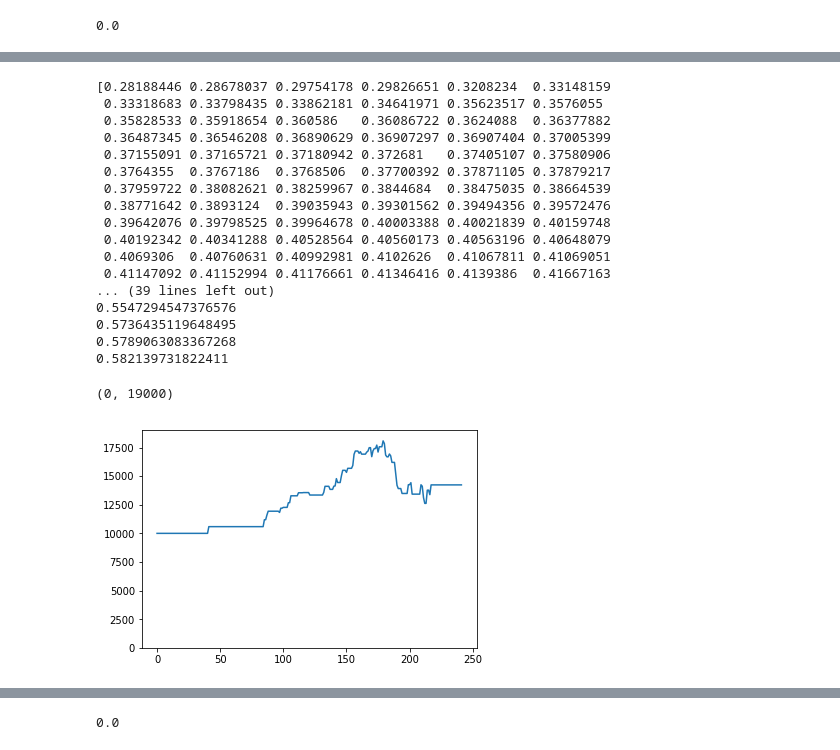
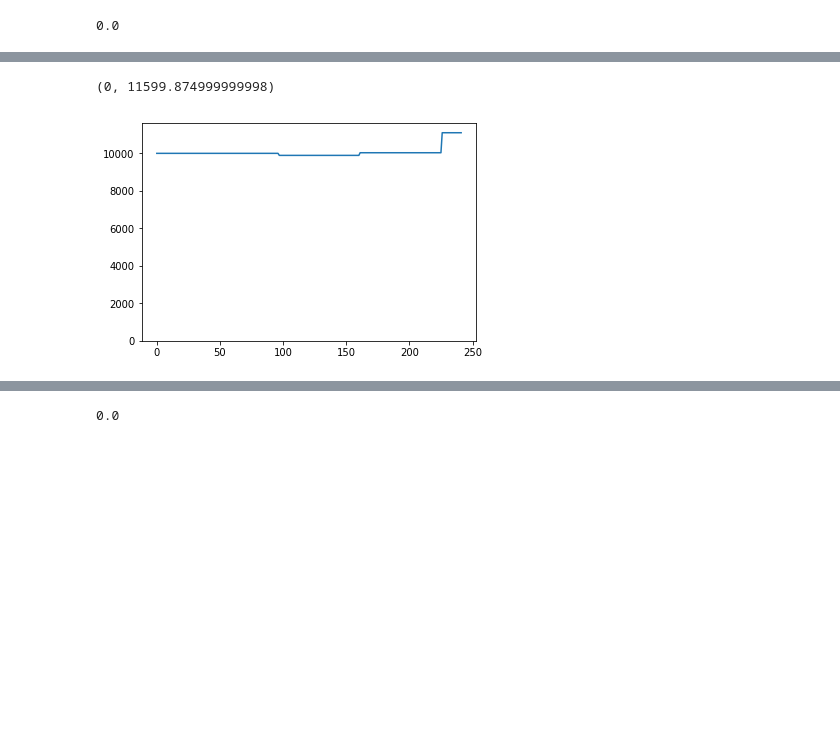
Before and after one commit to IzidoroBaltazar/MachineLearningEngineer, a Jupyter notebook: capstone_project/trading_project.ipynb, the cells around one changed output, grey strips where cells are left out. Saved outputs shown, nothing was run; the diff lists cells and outputs as text; code cells hidden in the pictures; blank space fills up the shorter version.

```diff
--- a/capstone_project/trading_project.ipynb
+++ b/capstone_project/trading_project.ipynb
@@ -603,6 +600,6 @@ gold_data.head(10)
 10 rows × 3046 columns
 # %%
-# %%capture cpt_gold_train
+%%capture cpt_gold_train
 from sklearn.ensemble import RandomForestClassifier
 from sklearn.ensemble import AdaBoostClassifier, AdaBoostRegressor
 from sklearn.neural_network import MLPClassifier, MLPRegressor
@@ -610,9 +607,7 @@ from sklearn.model_selection import GridSearchCV, GroupKFold
 import lightgbm as lgb
 # import xgboost as xgb
 
-categoricals = [5, 6, 7, 8]
-# categoricals = 'auto'
-# categoricals = [3040,3041,3042,3043]
+categoricals = [10, 11, 12, 13]
 X = pca_transform(gold_train, gold_pca)
 y = list(map(lambda x: 1 if x < 0 else 0, gold_label_train))
 train_data = lgb.Dataset(X, label=y, categorical_feature=categoricals) # categorical_feature=[3040,3041,3042,3043])
@@ -622,16 +617,15 @@ test_data = lgb.Dataset(X_test, label=y_test, categorical_feature=categoricals)
 
 gold_short = True
 
-param = {'num_leaves':31, 'objective':'binary'}
+param['num_leaves'] = 31
 param['objective'] = 'binary'
 param['boosting'] = 'dart'
 param['metric'] = 'binary_error'
 param['learning_rate'] = 0.05
 param['num_class'] = 1
-param['max_bin'] = 50
+param['max_bin'] = 40
 param['reg_alpha'] = 5
 param['reg_lambda'] = 10
-num_round = 3000
+num_round = 100
 
-gold_xgb_use = False
 gold_clf = lgb.train(param, train_data, num_round, valid_sets=[test_data])
@@ -656,35 +632,34 @@ gold_clf = lgb.train(param, train_data, num_round, valid_sets=[test_data])
 # %%
 %%capture cpt_corn_train
 X = pca_transform(corn_train, corn_pca)
-
 y = list(map(lambda x: 1 if x < 0 else 0, corn_label_train))
-train_data = lgb.Dataset(X, label=y, categorical_feature='auto')
+train_data = lgb.Dataset(X, label=y, categorical_feature=categoricals)
 X_test = pca_transform(corn_test, corn_pca)
 y_test = list(map(lambda x: 1 if x < 0 else 0, corn_label_test))
-test_data = lgb.Dataset(X_test, label=y_test, categorical_feature='auto')
+test_data = lgb.Dataset(X_test, label=y_test, categorical_feature=categoricals)
 corn_short = True
 corn_clf = lgb.train(param, train_data, num_round, valid_sets=[test_data])
 # %%
 %%capture cpt_coffee_train
-param['max_bin'] = 10
 X = pca_transform(coffee_train, coffee_pca)
-
-train_data = lgb.Dataset(X, label=list(map(lambda x: 1 if x < 0 else 0, coffee_label_train)), categorical_feature='auto')
+y = list(map(lambda x: 1 if x < 0 else 0, coffee_label_train))
+train_data = lgb.Dataset(X, label=y, categorical_feature=categoricals)
 X_test = pca_transform(coffee_test, coffee_pca)
-test_data = lgb.Dataset(X_test, label=list(map(lambda x: 1 if x < 0 else 0, coffee_label_test)), categorical_feature='auto')
+y_test = list(map(lambda x: 1 if x < 0 else 0, coffee_label_test))
+test_data = lgb.Dataset(X_test, label=y_test, categorical_feature=categoricals)
 coffee_short = True
 coffee_clf = lgb.train(param, train_data, num_round, valid_sets=[test_data])
 # %%
 # rework with numpy cumsum
 
-def get_performance(model, pca, df_gains, df, labels, short=False, multi_class=False, stop_loss=500, vector=False):
+def get_performance(model, pca, df_gains, df, labels, short=gold_short, multi_class=False, stop_loss=500, vector=False):
     global account_size, fee
     acc = account_size
     df = pca_transform(df, pca)
     if short:
-        target = -1
+        target = -1.0
     else:
-        target = 1
+        target = 1.0
     preds = model.predict(df)
     # print(np.unique(preds))
     if vector:
@@ -698,8 +673,9 @@ def get_performance(model, pca, df_gains, df, labels, short=False, multi_class=F
     if not multi_class:
         mx = 0
         for p in preds:
+            # print(p)
             if p > mx:
-                print(mx)
+                # print(mx)
                 mx = p
             if p > 0.5:
                 predictions.append(target)
@@ -727,13 +703,14 @@ def get_performance(model, pca, df_gains, df, labels, short=False, multi_class=F
     dct['stop_loss'] = [0]
     dct['gains'] = [0]
     for p, l, v in zip(predictions, labels, df_gains.values):
+        # print(p, l)
         # print(p,l)
         # print(p)
         short = 0
         long = 0
         s_l = 0
         gains = 0
-        if p == -1:
+        if p == -1.0:
             # print("Short ", p, l)
             short = 1
             if (v[2] - v[1]) > stop_loss:
@@ -741,7 +718,7 @@ def get_performance(model, pca, df_gains, df, labels, short=False, multi_class=F
                 s_l = 1
             else:
                 gains = -v[0] - fee
-        elif p == 1:
+        elif p == 1.0:
             long = 1
             if (v[1] - v[3]) > stop_loss:
                 gains = -stop_loss
@@ -850,27 +795,10 @@ array([[<matplotlib.axes._subplots.AxesSubplot object at 0x...>,
 # %%
 coffee_account = get_performance(coffee_clf, coffee_pca, coffee_gains.loc[coffee_gains.index > validate_date], coffee_validate, coffee_label_validate, short=coffee_short, stop_loss=1000)
 ax1 = coffee_account.account.plot()
-ax1.set_ylim(0,19000)
+ax1.set_ylim(0,coffee_account.account.max()+500)
 # %% [output]
-[0.28188446 0.28678037 0.29754178 0.29826651 0.3208234  0.33148159
- 0.33318683 0.33798435 0.33862181 0.34641971 0.35623517 0.3576055
- 0.35828533 0.35918654 0.360586   0.36086722 0.3624088  0.36377882
- 0.36487345 0.36546208 0.36890629 0.36907297 0.36907404 0.37005399
- 0.37155091 0.37165721 0.37180942 0.372681   0.37405107 0.37580906
- 0.3764355  0.3767186  0.3768506  0.37700392 0.37871105 0.37879217
- 0.37959722 0.38082621 0.38259967 0.3844684  0.38475035 0.38664539
- 0.38771642 0.3893124  0.39035943 0.39301562 0.39494356 0.39572476
- 0.39642076 0.39798525 0.39964678 0.40003388 0.40021839 0.40159748
- 0.40192342 0.40341288 0.40528564 0.40560173 0.40563196 0.40648079
- 0.4069306  0.40760631 0.40992981 0.4102626  0.41067811 0.41069051
- 0.41147092 0.41152994 0.41176661 0.41346416 0.4139386  0.41667163
-... (39 lines left out)
-0.5547294547376576
-0.5736435119648495
-0.5789063083367268
-0.582139731822411
+(0, 11599.874999999998)
-(0, 19000)
-[figure, old version]
+[figure, new version]
 # %%
 coffee_account[coffee_account['short'] == 1].gains.sum()
 # %% [output]
```
Also changed, not shown: parts of 38 cells of this notebook.
